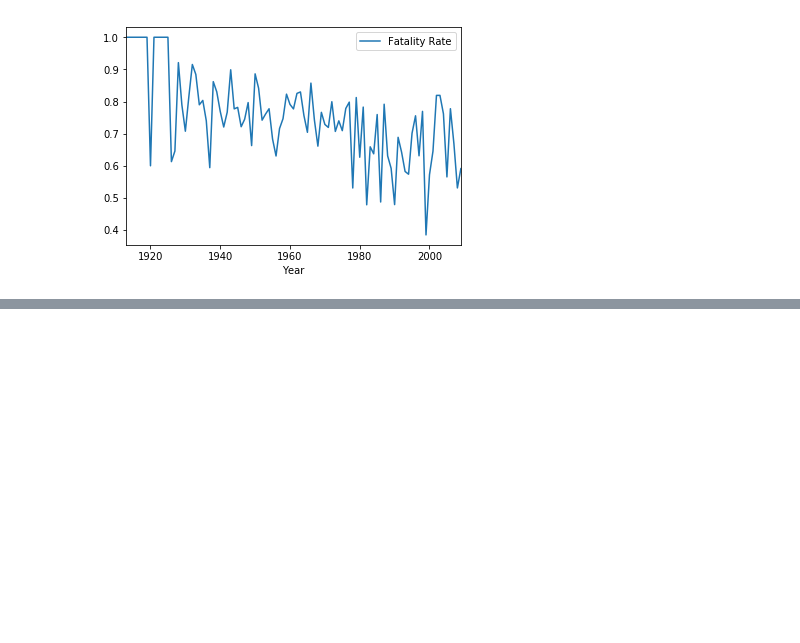
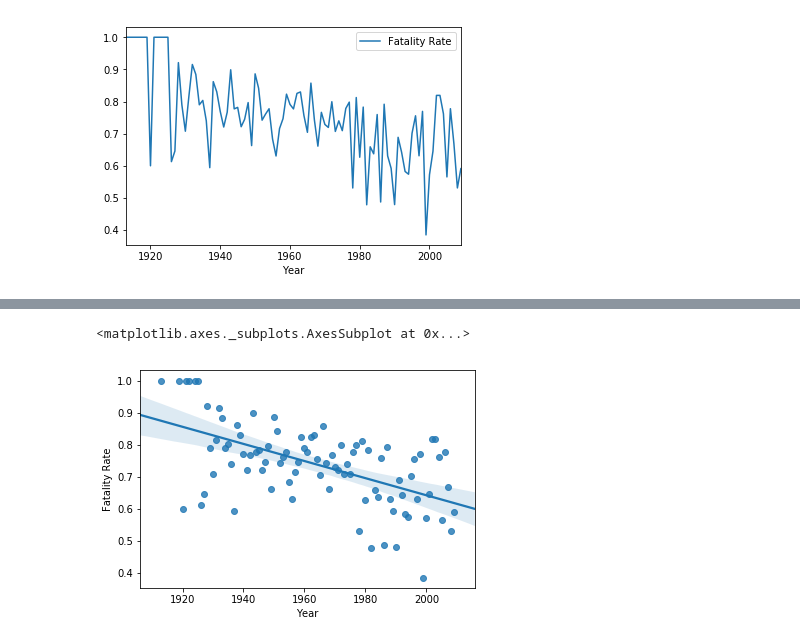
Before and after one commit to Tiga2000/Project1, a Jupyter notebook: Project01_script.ipynb, the cells around one changed output, grey strips where cells are left out. Cells and saved outputs as stored; diff of their text form; code cells hidden in the pictures; blank space fills up the shorter version.

```diff
--- a/Project01_script.ipynb
+++ b/Project01_script.ipynb
@@ -132,3 +126,7 @@ commercial_chart = df2_commercial.plot(kind = "line")
 plt.show()
 # %% [output]
 [figure]
+# %%
+df2_commercial = pd.DataFrame({"Fatality Rate": c_fatality_rate})
+df2_commercial = df2_commercial.reset_index()
+df2_commercial.head(10)
@@ -134,0 +145,5 @@ plt.show()
+# %%
+sns.regplot(x = "Year" , y = "Fatality Rate", data = df2_commercial)
+# %% [output]
+<matplotlib.axes._subplots.AxesSubplot at 0x...>
+[figure, added]
```
Also changed, not shown: parts of 7 cells of this notebook.
